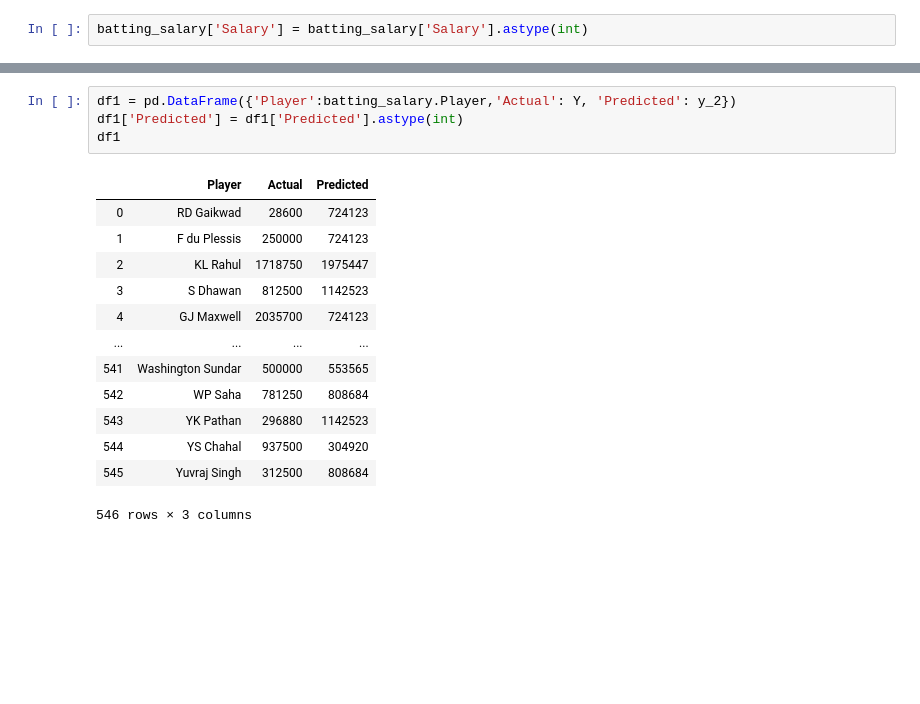
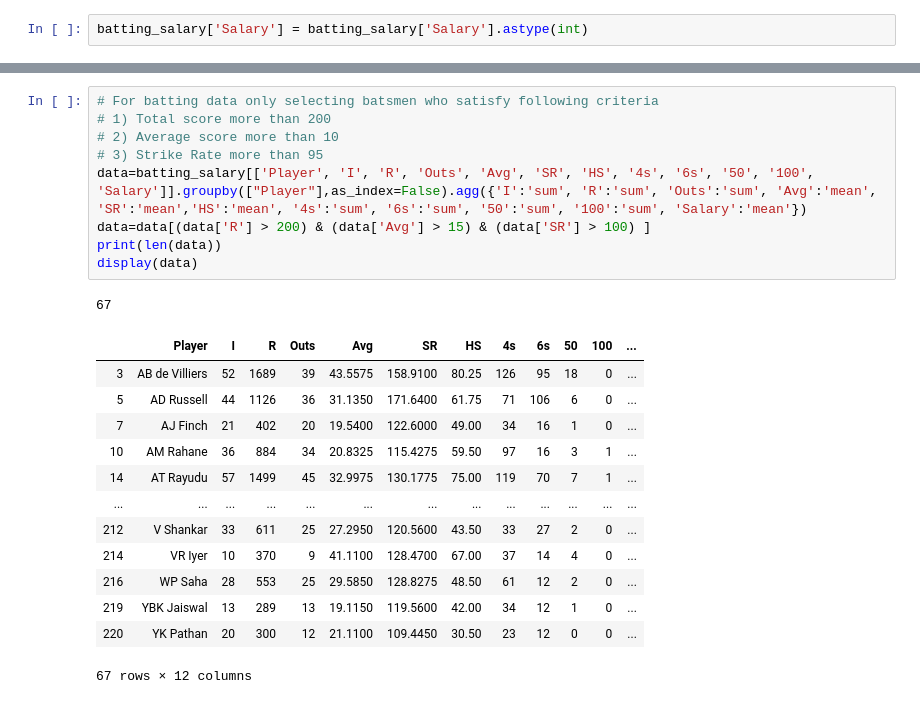
Before and after one commit to rajeev97/IPLAuctionInsights, a Jupyter notebook: battingPricePrediction.ipynb, the cells around one changed output, grey strips where cells are left out. Cells and saved outputs as stored; diff of their text form; blank space fills up the shorter version.

```diff
--- a/battingPricePrediction.ipynb
+++ b/battingPricePrediction.ipynb
@@ -168,18 +48,24 @@ df
-# %%
-df1 = pd.DataFrame({'Player':batting_salary.Player,'Actual': Y, 'Predicted': y_2})
-df1['Predicted'] = df1['Predicted'].astype(int)
-df1
-# %% [output]
-|  | Player | Actual | Predicted |
-| 0 | RD Gaikwad | 28600 | 724123 |
-| 1 | F du Plessis | 250000 | 724123 |
-| 2 | KL Rahul | 1718750 | 1975447 |
-| 3 | S Dhawan | 812500 | 1142523 |
-| 4 | GJ Maxwell | 2035700 | 724123 |
-| ... | ... | ... | ... |
-| 541 | Washington Sundar | 500000 | 553565 |
-| 542 | WP Saha | 781250 | 808684 |
-| 543 | YK Pathan | 296880 | 1142523 |
-| 544 | YS Chahal | 937500 | 304920 |
-| 545 | Yuvraj Singh | 312500 | 808684 |
-546 rows × 3 columns
+# %%
+# For batting data only selecting batsmen who satisfy following criteria
+# 1) Total score more than 200
+# 2) Average score more than 10
+# 3) Strike Rate more than 95
+data=batting_salary[['Player', 'I', 'R', 'Outs', 'Avg', 'SR', 'HS', '4s', '6s', '50', '100', 'Salary']].groupby(["Player"],as_index=False).agg({'I':'sum', 'R':'sum', 'Outs':'sum', 'Avg':'mean', 'SR':'mean','HS':'mean', '4s':'sum', '6s':'sum', '50':'sum', '100':'sum', 'Salary':'mean'})
+data=data[(data['R'] > 200) & (data['Avg'] > 15) & (data['SR'] > 100) ]
+print(len(data))
+display(data)
+# %% [output]
+67
+|  | Player | I | R | Outs | Avg | SR | HS | 4s | 6s | 50 | 100 | ... |
+| 3 | AB de Villiers | 52 | 1689 | 39 | 43.5575 | 158.9100 | 80.25 | 126 | 95 | 18 | 0 | ... |
+| 5 | AD Russell | 44 | 1126 | 36 | 31.1350 | 171.6400 | 61.75 | 71 | 106 | 6 | 0 | ... |
+| 7 | AJ Finch | 21 | 402 | 20 | 19.5400 | 122.6000 | 49.00 | 34 | 16 | 1 | 0 | ... |
+| 10 | AM Rahane | 36 | 884 | 34 | 20.8325 | 115.4275 | 59.50 | 97 | 16 | 3 | 1 | ... |
+| 14 | AT Rayudu | 57 | 1499 | 45 | 32.9975 | 130.1775 | 75.00 | 119 | 70 | 7 | 1 | ... |
+| ... | ... | ... | ... | ... | ... | ... | ... | ... | ... | ... | ... | ... |
+| 212 | V Shankar | 33 | 611 | 25 | 27.2950 | 120.5600 | 43.50 | 33 | 27 | 2 | 0 | ... |
+| 214 | VR Iyer | 10 | 370 | 9 | 41.1100 | 128.4700 | 67.00 | 37 | 14 | 4 | 0 | ... |
+| 216 | WP Saha | 28 | 553 | 25 | 29.5850 | 128.8275 | 48.50 | 61 | 12 | 2 | 0 | ... |
+| 219 | YBK Jaiswal | 13 | 289 | 13 | 19.1150 | 119.5600 | 42.00 | 34 | 12 | 1 | 0 | ... |
+| 220 | YK Pathan | 20 | 300 | 12 | 21.1100 | 109.4450 | 30.50 | 23 | 12 | 0 | 0 | ... |
+67 rows × 12 columns
```
Also changed, not shown: parts of 41 cells of this notebook, 1 other file.
